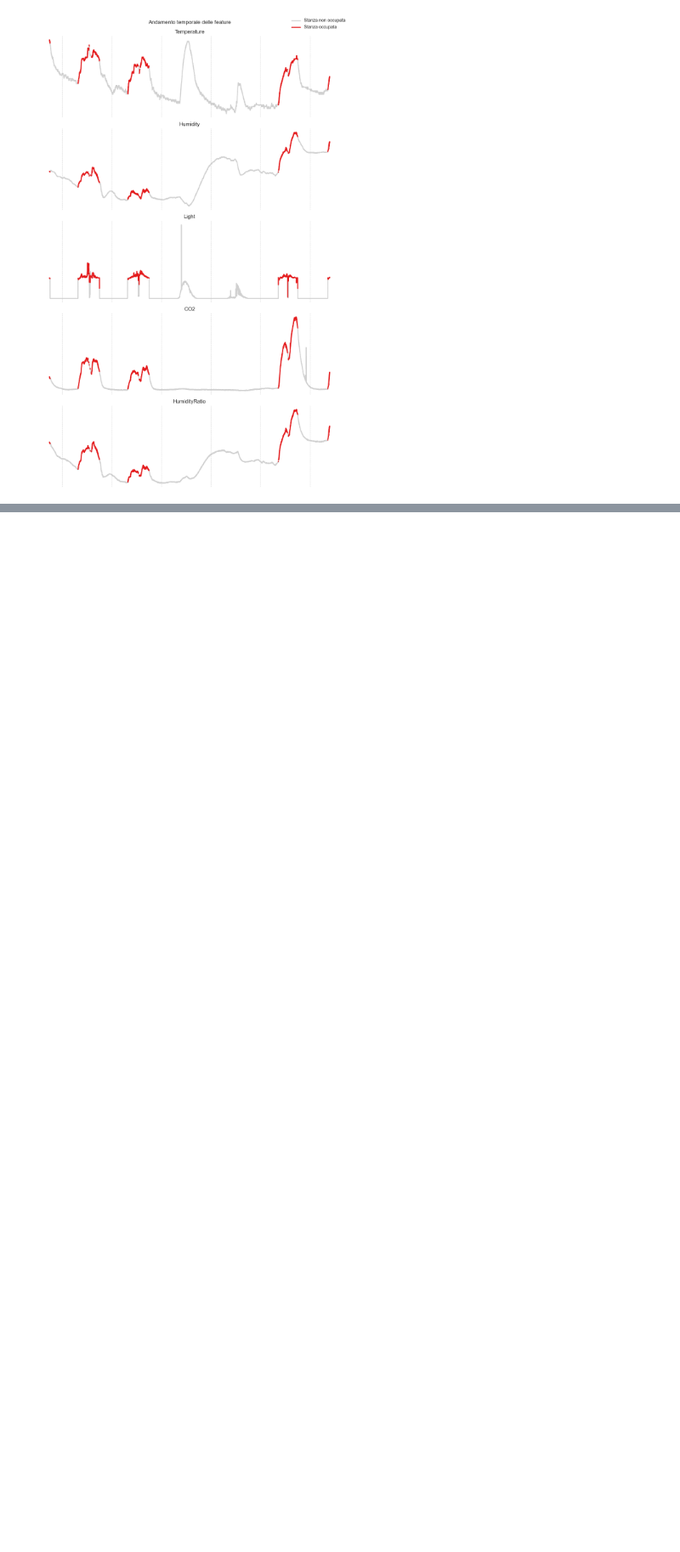
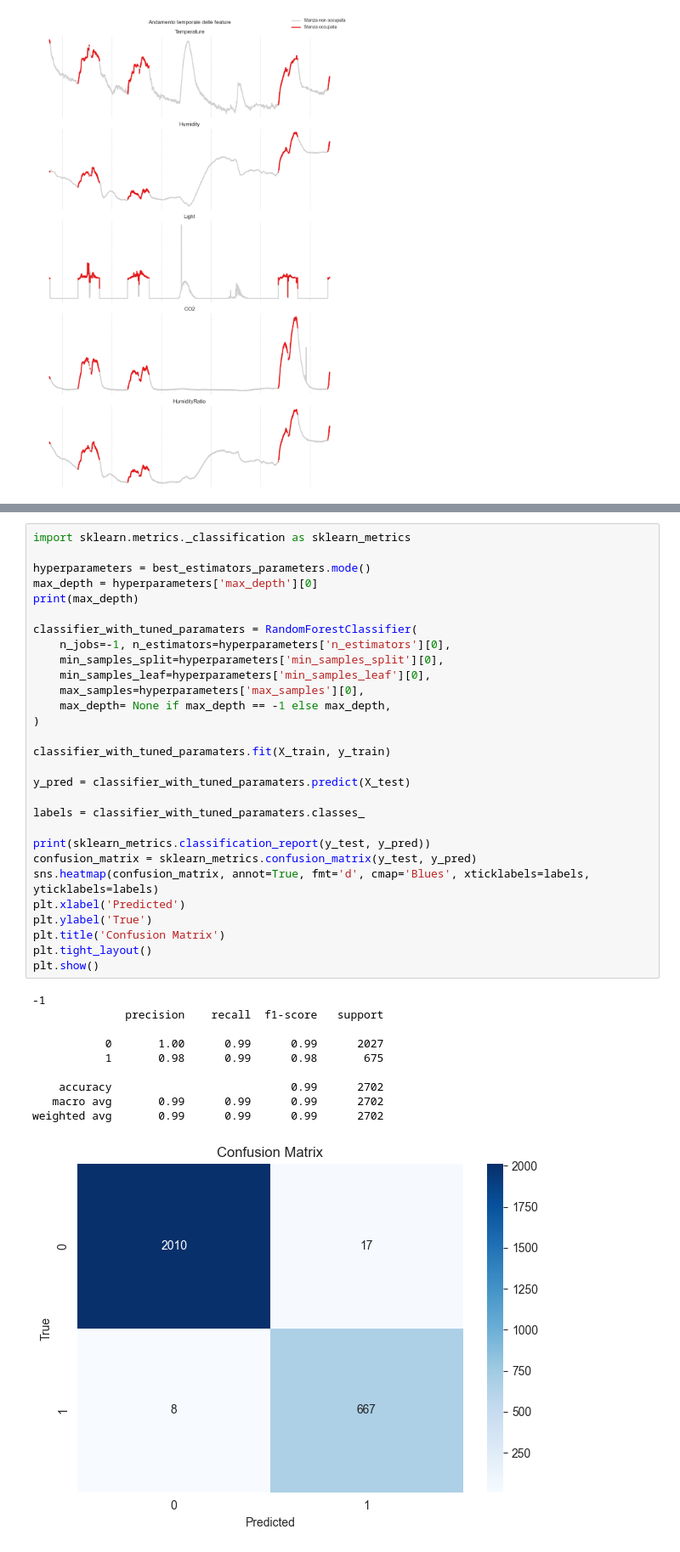
Before and after one commit to gabrielee20/roomoccupation, a Jupyter notebook: sample.ipynb, the cells around one changed output, grey strips where cells are left out. Shown at 85% size. Cells and saved outputs as stored; diff of their text form; blank space fills up the shorter version.

Commit message:
Aggiunto tuning degli iperparametri, visualizzazione di un albero della random forest e degli score relativi al modello (con matrice di confusione visualizzata come heatmap)

```diff
--- a/sample.ipynb
+++ b/sample.ipynb
@@ -335,0 +253,40 @@ plt.show()
+# %%
+import sklearn.metrics._classification as sklearn_metrics
+
+hyperparameters = best_estimators_parameters.mode()
+max_depth = hyperparameters['max_depth'][0]
+print(max_depth)
+
+classifier_with_tuned_paramaters = RandomForestClassifier(
+    n_jobs=-1, n_estimators=hyperparameters['n_estimators'][0],
+    min_samples_split=hyperparameters['min_samples_split'][0],
+    min_samples_leaf=hyperparameters['min_samples_leaf'][0],
+    max_samples=hyperparameters['max_samples'][0],
+    max_depth= None if max_depth == -1 else max_depth,
+)
+
+classifier_with_tuned_paramaters.fit(X_train, y_train)
+
+y_pred = classifier_with_tuned_paramaters.predict(X_test)
+
+labels = classifier_with_tuned_paramaters.classes_
+
+print(sklearn_metrics.classification_report(y_test, y_pred))
+confusion_matrix = sklearn_metrics.confusion_matrix(y_test, y_pred)
+sns.heatmap(confusion_matrix, annot=True, fmt='d', cmap='Blues', xticklabels=labels, yticklabels=labels)
+plt.xlabel('Predicted')
+plt.ylabel('True')
+plt.title('Confusion Matrix')
+plt.tight_layout()
+plt.show()
+# %% [output]
+-1
+              precision    recall  f1-score   support
+
+           0       1.00      0.99      0.99      2027
+           1       0.98      0.99      0.98       675
+
+    accuracy                           0.99      2702
+   macro avg       0.99      0.99      0.99      2702
+weighted avg       0.99      0.99      0.99      2702
+[figure, added]
```
Also changed, not shown: parts of 6 cells of this notebook, 3 other files.
